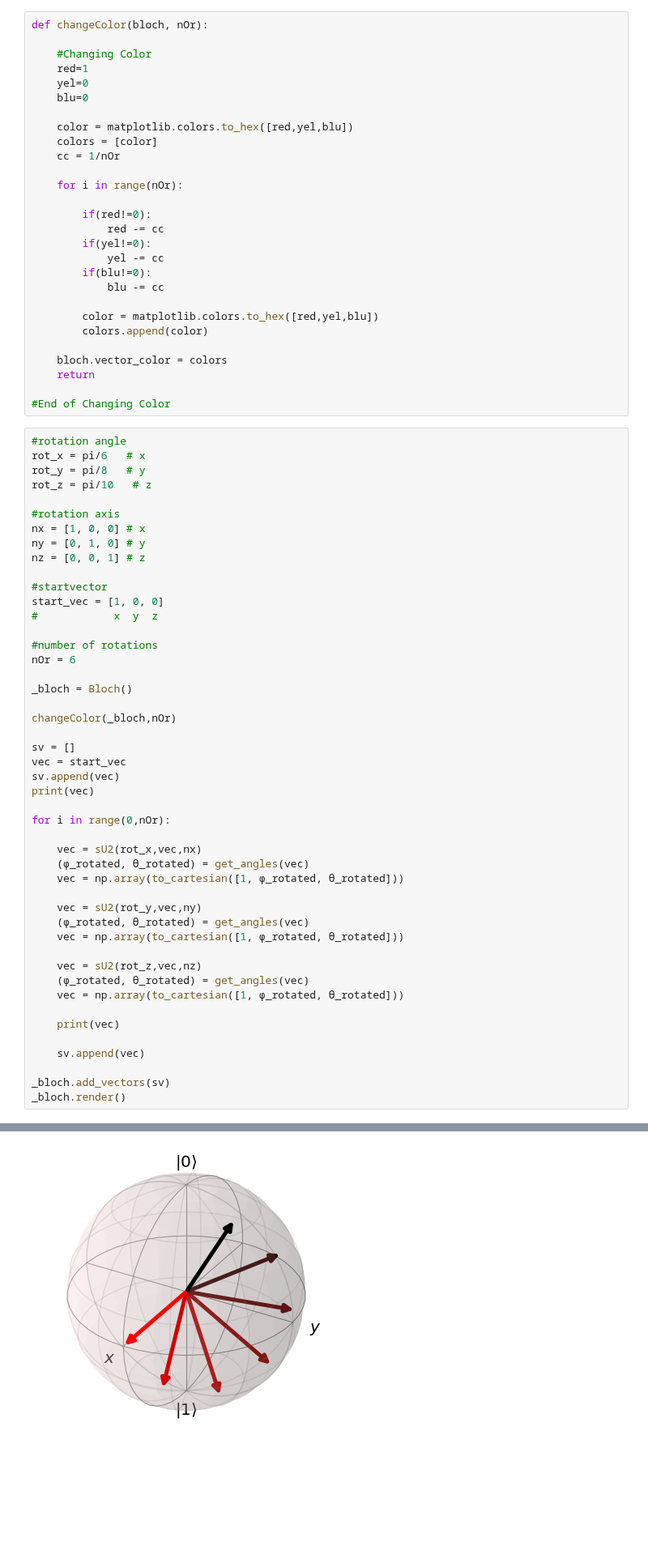
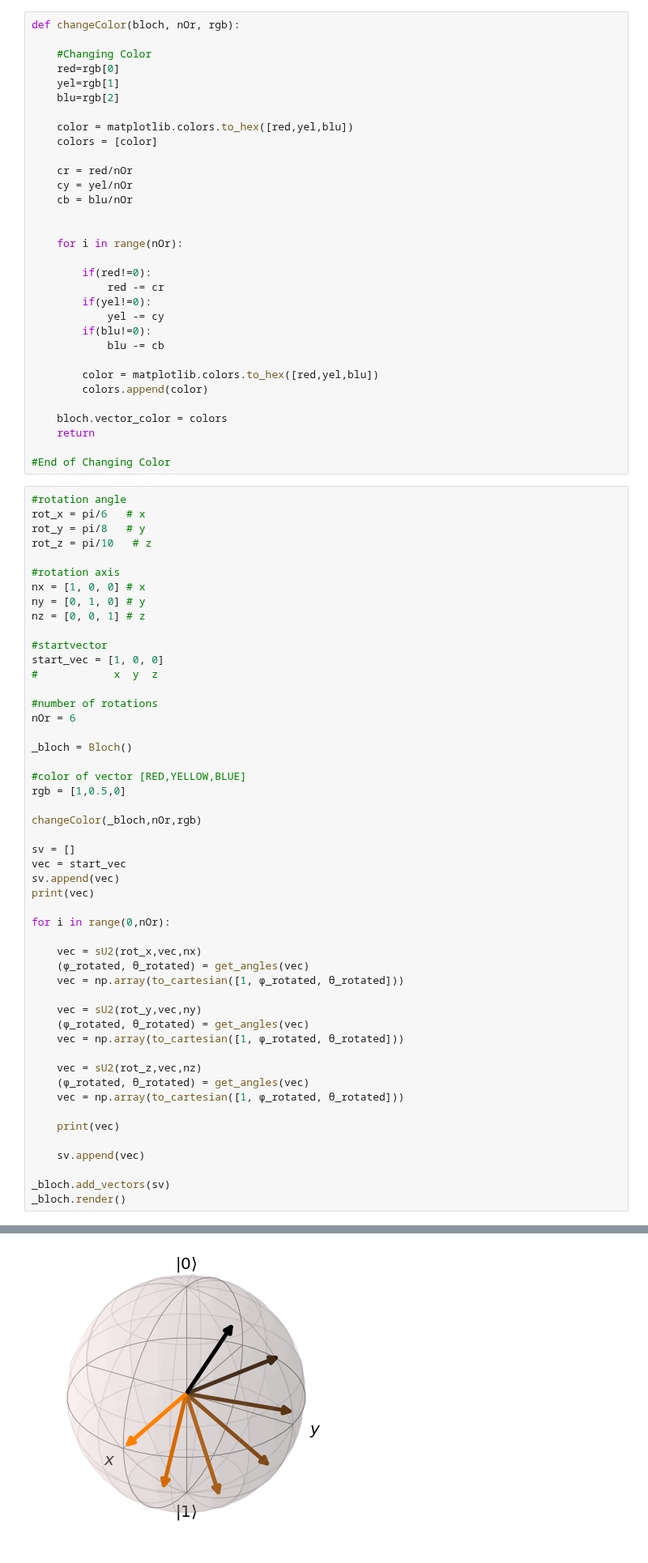
Before and after one commit to Sultanow/quantum, a Jupyter notebook: bloch_sphere/rotate_su2_qiskit.ipynb, the cells around one changed output, grey strips where cells are left out. Shown at 81% size. Cells and saved outputs as stored; diff of their text form; blank space fills up the shorter version.

```diff
--- a/bloch_sphere/rotate_su2_qiskit.ipynb
+++ b/bloch_sphere/rotate_su2_qiskit.ipynb
@@ -112,25 +112,29 @@ def sU2(rot_angle,vec,n):
 
     return vec
 # %%
-def changeColor(bloch, nOr):
+def changeColor(bloch, nOr, rgb):
 
     #Changing Color
-    red=1
-    yel=0
-    blu=0
+    red=rgb[0]
+    yel=rgb[1]
+    blu=rgb[2]
 
     color = matplotlib.colors.to_hex([red,yel,blu])
     colors = [color]
-    cc = 1/nOr
+
+    cr = red/nOr
+    cy = yel/nOr
+    cb = blu/nOr
+
 
     for i in range(nOr):
 
         if(red!=0):
-            red -= cc
+            red -= cr
         if(yel!=0):
-            yel -= cc
+            yel -= cy
         if(blu!=0):
-            blu -= cc
+            blu -= cb
 
         color = matplotlib.colors.to_hex([red,yel,blu])
         colors.append(color)
@@ -159,7 +163,10 @@ nOr = 6
 
 _bloch = Bloch()
 
-changeColor(_bloch,nOr)
+#color of vector [RED,YELLOW,BLUE]
+rgb = [1,0.5,0]
+
+changeColor(_bloch,nOr,rgb)
 
 sv = []
 vec = start_vec
@@ -167,34 +174,34 @@ sv.append(vec)
 print(vec)
 
 for i in range(0,nOr):
 
     vec = sU2(rot_x,vec,nx)
     (ϕ_rotated, θ_rotated) = get_angles(vec)
     vec = np.array(to_cartesian([1, ϕ_rotated, θ_rotated]))
 
     vec = sU2(rot_y,vec,ny)
     (ϕ_rotated, θ_rotated) = get_angles(vec)
     vec = np.array(to_cartesian([1, ϕ_rotated, θ_rotated]))
 
     vec = sU2(rot_z,vec,nz)
     (ϕ_rotated, θ_rotated) = get_angles(vec)
     vec = np.array(to_cartesian([1, ϕ_rotated, θ_rotated]))
 
     print(vec)
 
     sv.append(vec)
 
 _bloch.add_vectors(sv)
 _bloch.render()
 # %% [output]
 [1, 0, 0]
 [ 0.87866165  0.28549448 -0.38268343]
 [ 0.56784961  0.64566338 -0.51055422]
 [ 0.20384511  0.92258408 -0.32754509]
 [-0.05374745  0.99483564  0.08610028]
 [-0.0919819   0.83073804  0.54901151]
 [0.10590636 0.50224288 0.85821672]
-[figure, old version]
+[figure, new version]
 # %%
 #Error propagation
 
```
Also changed, not shown: parts of 1 cell of this notebook.
